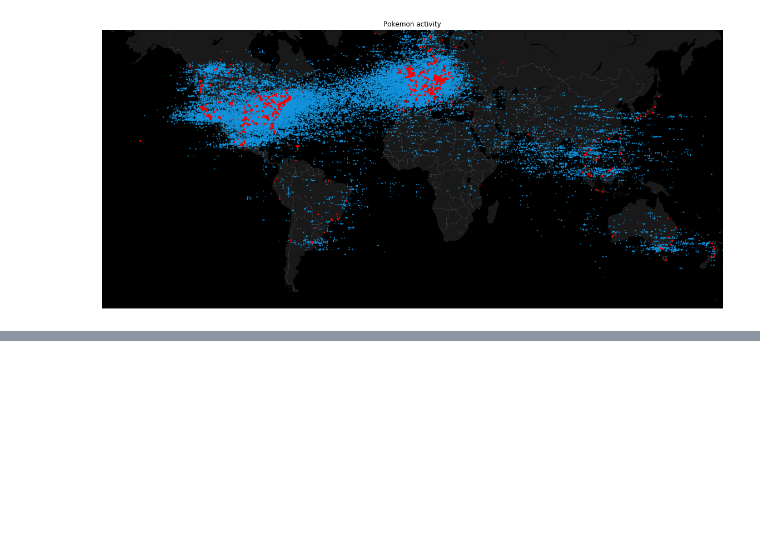
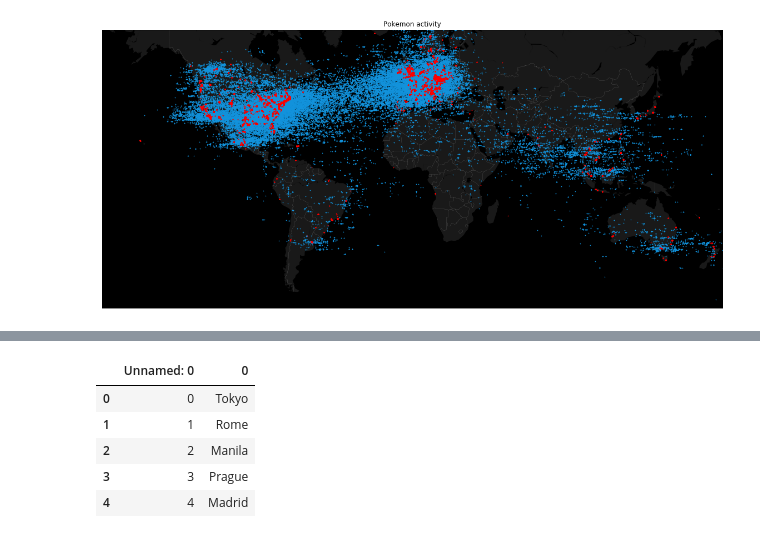
Before and after one commit to tingyuli96/pokemonCatch, a Jupyter notebook: FeatureExtraction/FeatureSelection-Tingyu.ipynb, the cells around one changed output, grey strips where cells are left out. Cells and saved outputs as stored; diff of their text form; code cells hidden in the pictures; blank space fills up the shorter version.

```diff
--- a/FeatureExtraction/FeatureSelection-Tingyu.ipynb
+++ b/FeatureExtraction/FeatureSelection-Tingyu.ipynb
@@ -221,0 +224,10 @@ plt.show()
+# %%
+predict = pd.read_csv("../Result/Predict_city.csv")
+predict.head()
+# %% [output]
+|  | Unnamed: 0 | 0 |
+| 0 | 0 | Tokyo |
+| 1 | 1 | Rome |
+| 2 | 2 | Manila |
+| 3 | 3 | Prague |
+| 4 | 4 | Madrid |
```
Also changed, not shown: parts of 6 cells of this notebook, 1 other file.
